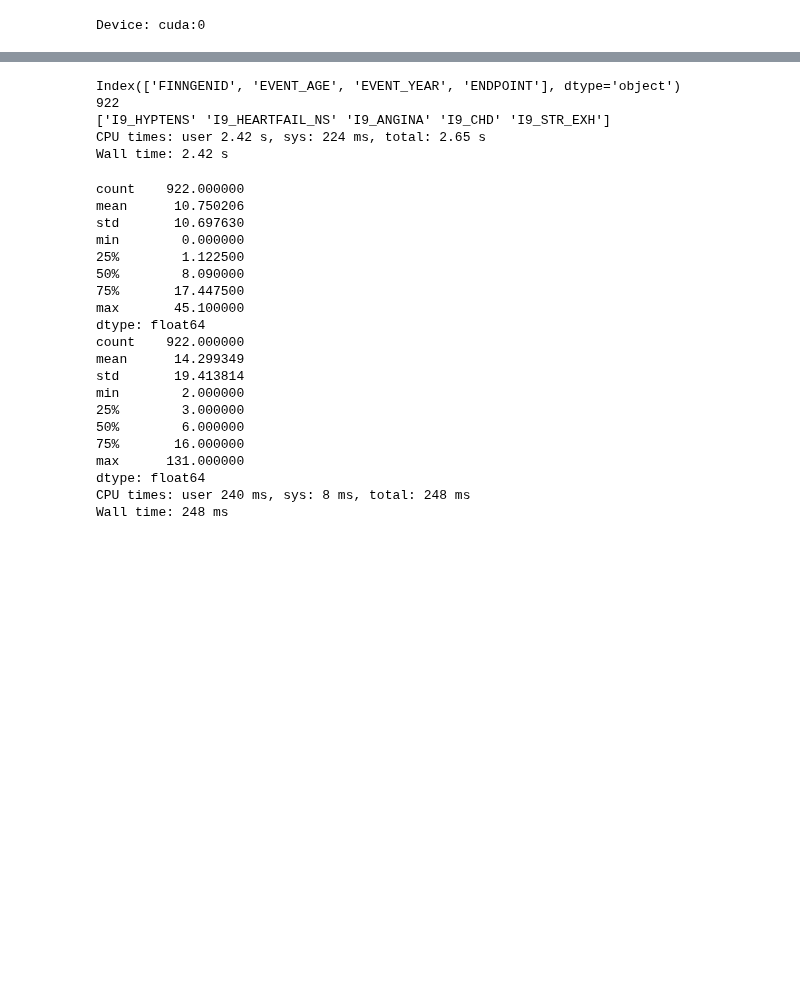
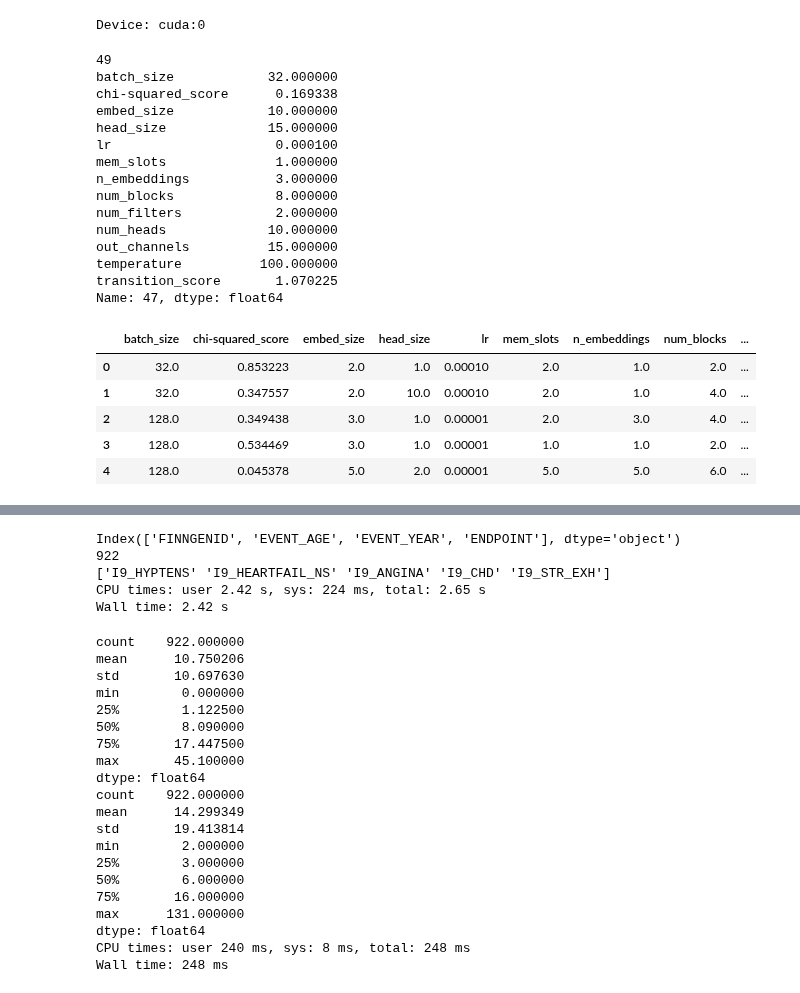
Before and after one commit to dsgelab/FinnGAN, a Jupyter notebook: main.ipynb, the cells around one changed output, grey strips where cells are left out. Saved outputs shown, nothing was run; the diff lists cells and outputs as text; code cells hidden in the pictures; blank space fills up the shorter version.

```diff
--- a/main.ipynb
+++ b/main.ipynb
@@ -36,3 +36,30 @@ print('Device:', device)
 Tensor = torch.cuda.FloatTensor if cuda else torch.FloatTensor
 # %% [output]
 Device: cuda:0
+# %%
+search_results = pd.read_csv('search_results/random_search.csv', index_col = 0)
+print(len(search_results))
+print(search_results.iloc[search_results['transition_score'].idxmin()])
+search_results.head()
+# %% [output]
+49
+batch_size            32.000000
+chi-squared_score      0.169338
+embed_size            10.000000
+head_size             15.000000
+lr                     0.000100
+mem_slots              1.000000
+n_embeddings           3.000000
+num_blocks             8.000000
+num_filters            2.000000
+num_heads             10.000000
+out_channels          15.000000
+temperature          100.000000
+transition_score       1.070225
+Name: 47, dtype: float64
+|  | batch_size | chi-squared_score | embed_size | head_size | lr | mem_slots | n_embeddings | num_blocks | ... |
+| 0 | 32.0 | 0.853223 | 2.0 | 1.0 | 0.00010 | 2.0 | 1.0 | 2.0 | ... |
+| 1 | 32.0 | 0.347557 | 2.0 | 10.0 | 0.00010 | 2.0 | 1.0 | 4.0 | ... |
+| 2 | 128.0 | 0.349438 | 3.0 | 1.0 | 0.00001 | 2.0 | 3.0 | 4.0 | ... |
+| 3 | 128.0 | 0.534469 | 3.0 | 1.0 | 0.00001 | 1.0 | 1.0 | 2.0 | ... |
+| 4 | 128.0 | 0.045378 | 5.0 | 2.0 | 0.00001 | 5.0 | 5.0 | 6.0 | ... |
```
Also changed, not shown: parts of 3 cells of this notebook, 1 other file.
